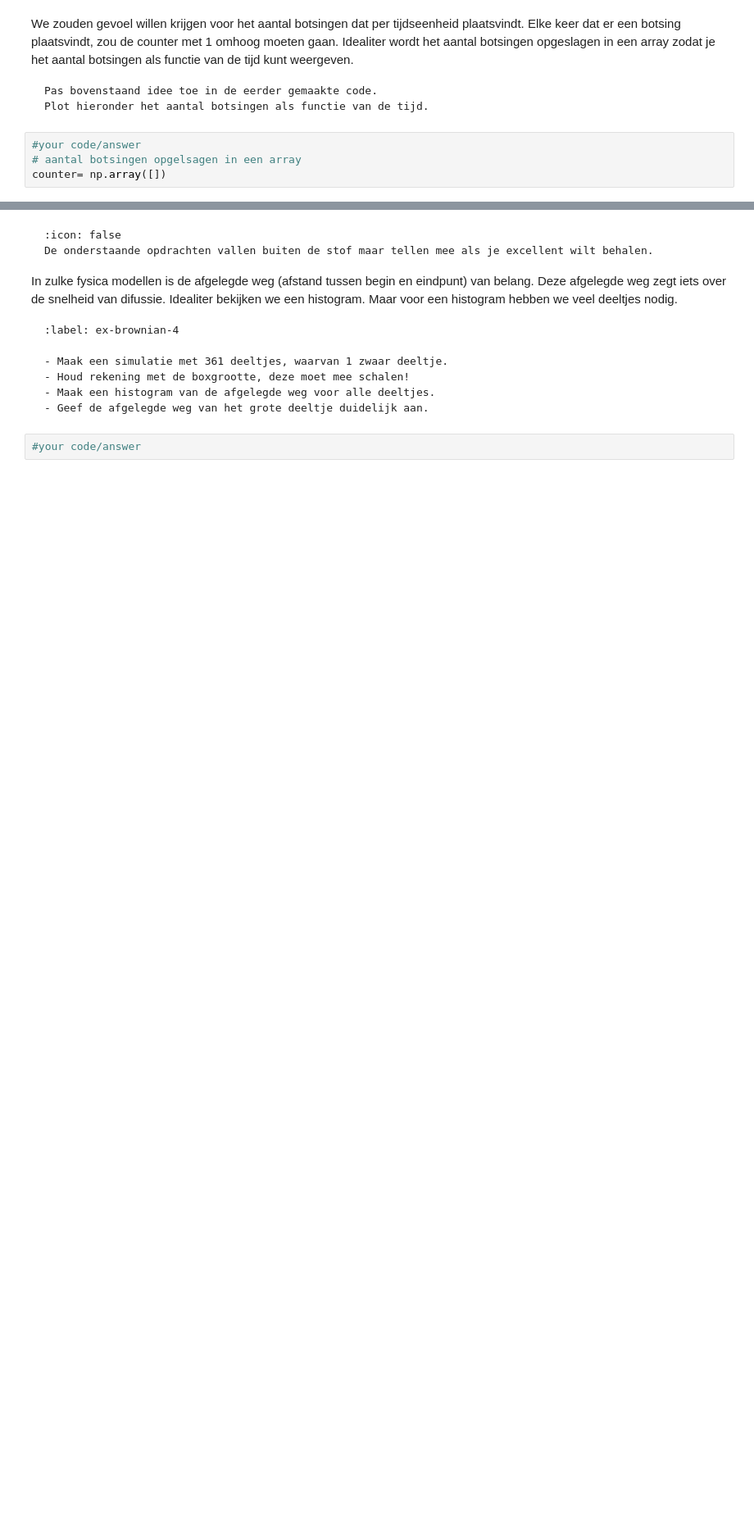
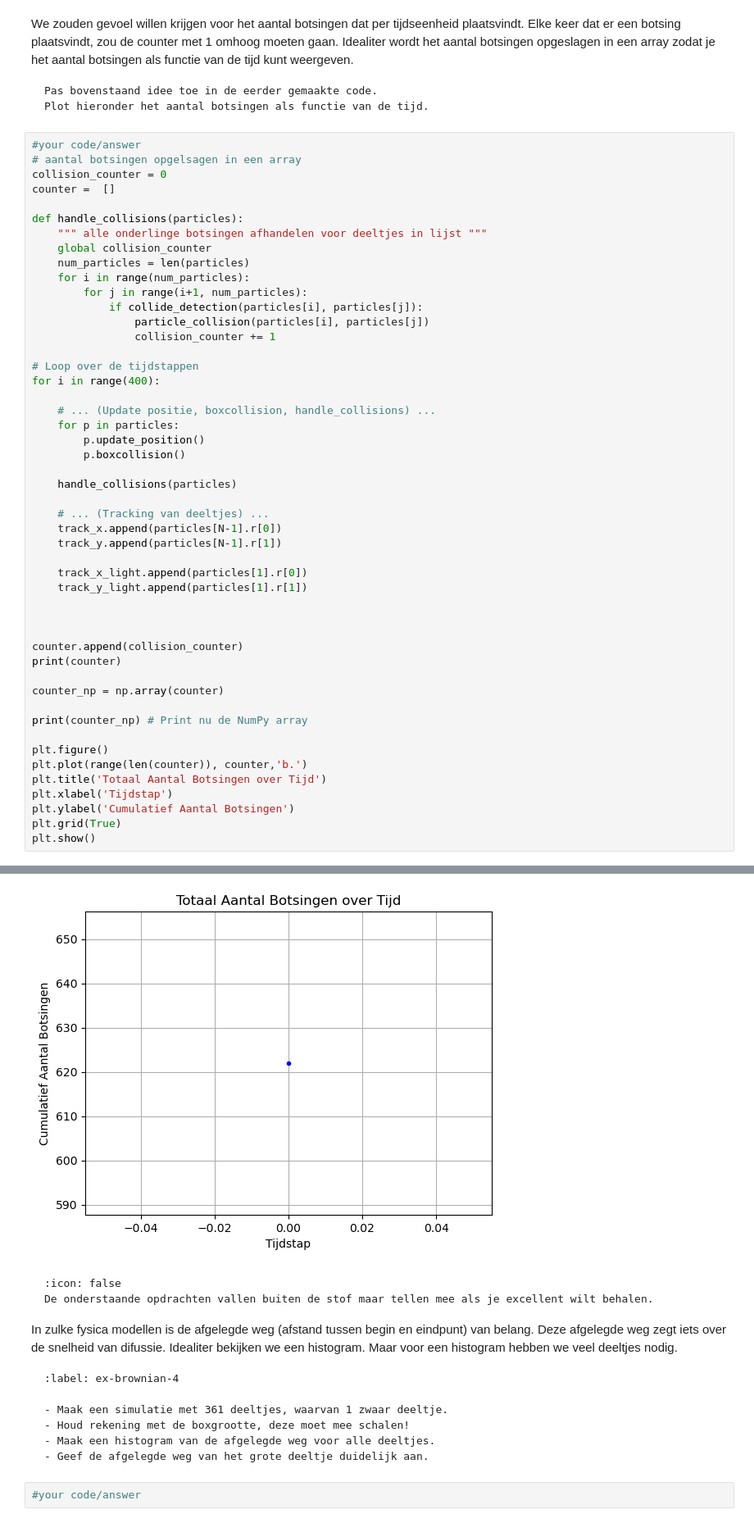
Before and after one commit to swerleman/IP2-Portfolio, a Jupyter notebook: Content/PySim/4_brownianmotion.ipynb, the cells around one changed output, grey strips where cells are left out. Shown at 82% size. Drawn from its saved outputs; the diff is of its cells as text; blank space fills up the shorter version.

````diff
--- a/Content/PySim/4_brownianmotion.ipynb
+++ b/Content/PySim/4_brownianmotion.ipynb
@@ -216,4 +216,50 @@ Plot hieronder het aantal botsingen als functie van de tijd.
 # %%
 #your code/answer
 # aantal botsingen opgelsagen in een array
-counter= np.array([])
+collision_counter = 0
+counter =  []
+
+def handle_collisions(particles):
+    """ alle onderlinge botsingen afhandelen voor deeltjes in lijst """
+    global collision_counter
+    num_particles = len(particles)
+    for i in range(num_particles):
+        for j in range(i+1, num_particles):
+            if collide_detection(particles[i], particles[j]):
+                particle_collision(particles[i], particles[j])
+                collision_counter += 1
+
+# Loop over de tijdstappen
+for i in range(400):
+
+    # ... (Update positie, boxcollision, handle_collisions) ...
+    for p in particles:
+        p.update_position()
+        p.boxcollision()
+
+    handle_collisions(particles)
+
+    # ... (Tracking van deeltjes) ...
+    track_x.append(particles[N-1].r[0])
+    track_y.append(particles[N-1].r[1])
+
+    track_x_light.append(particles[1].r[0])
+    track_y_light.append(particles[1].r[1])
+
+
+
+counter.append(collision_counter)
+print(counter)
+
+counter_np = np.array(counter)
+
+print(counter_np) # Print nu de NumPy array
+
+plt.figure()
+plt.plot(range(len(counter)), counter,'b.')
+plt.title('Totaal Aantal Botsingen over Tijd')
+plt.xlabel('Tijdstap')
+plt.ylabel('Cumulatief Aantal Botsingen')
+plt.grid(True)
+plt.show()
+# %% [output]
@@ -220,3 +268,4 @@ counter= np.array([])
+[figure, added]
 # %% [markdown]
 ```{warning} 🌶 Let op!
 :icon: false
````
Also changed, not shown: parts of 1 cell of this notebook.
